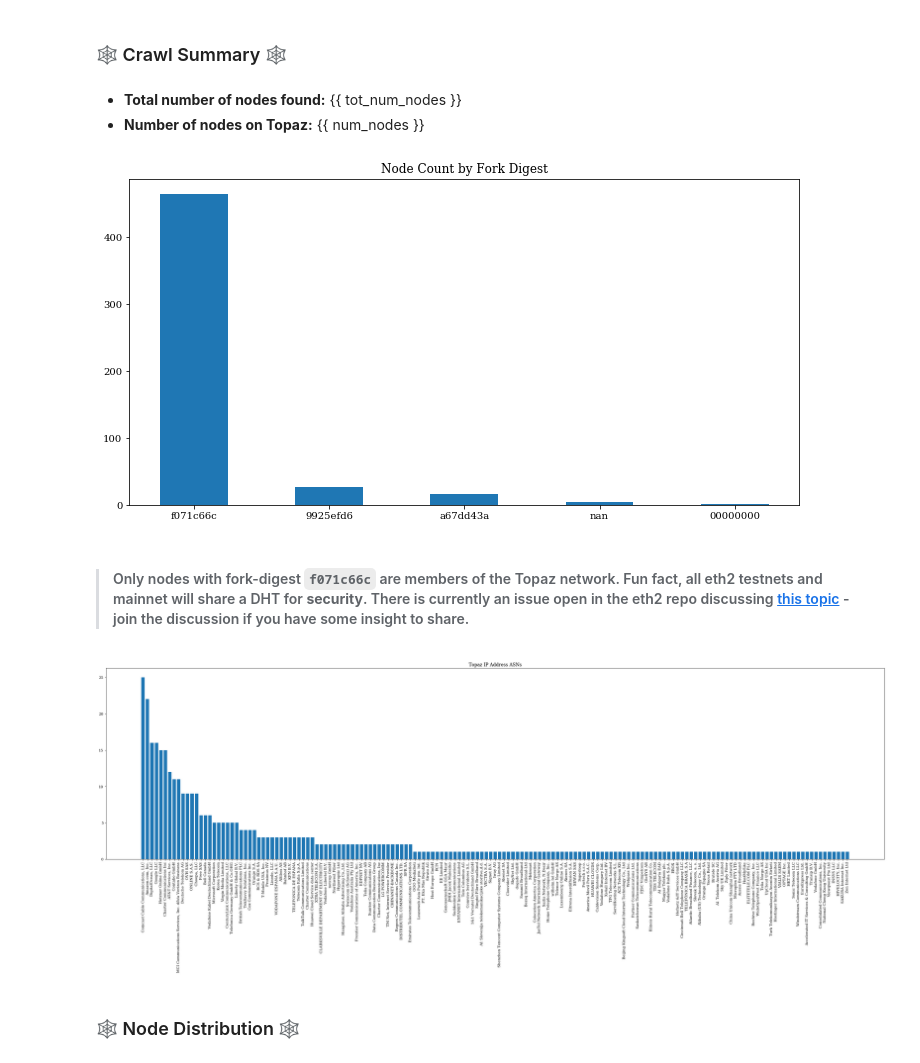
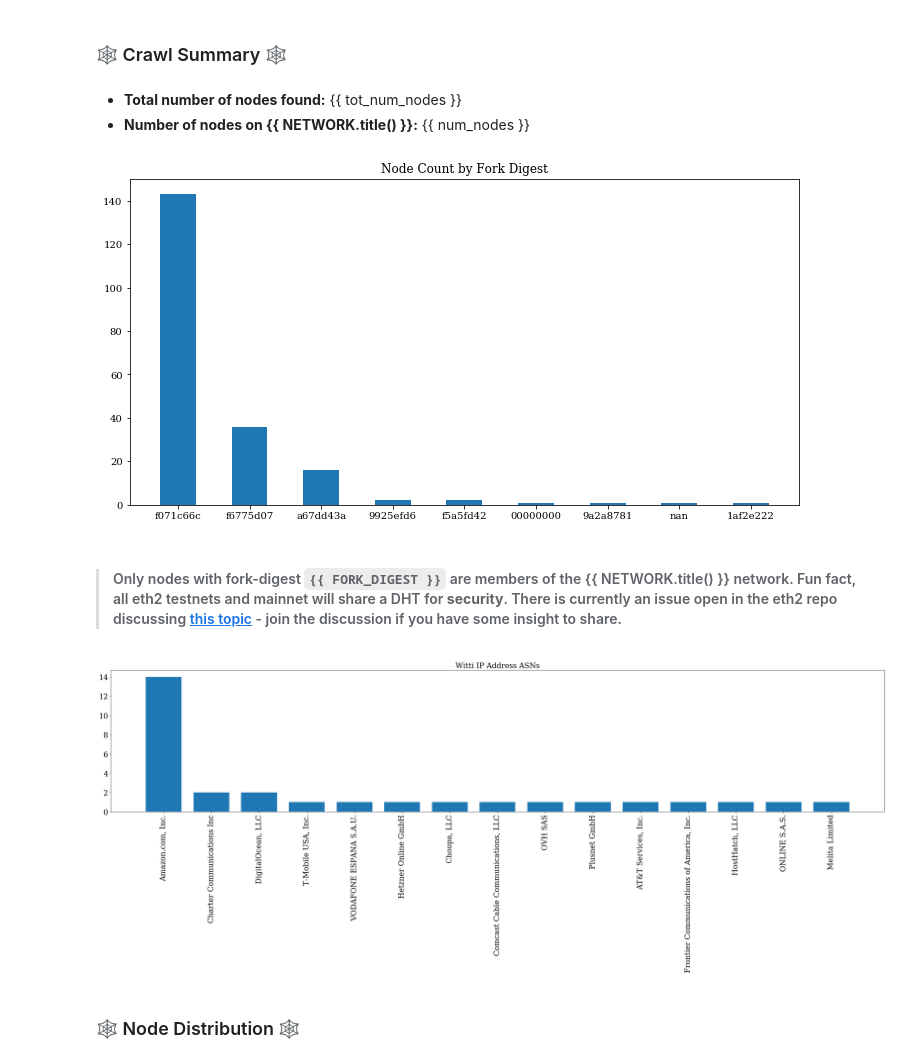
Before and after one commit to jrhea/prkl, a Jupyter notebook: analysis/testnet-analysis.ipynb, the cells around one changed output. Saved outputs shown, nothing was run; the diff lists cells and outputs as text; code cells hidden in the pictures.

Commit message:
witti testnet analysis

```diff
--- a/analysis/testnet-analysis.ipynb
+++ b/analysis/testnet-analysis.ipynb
@@ -5,8 +5,8 @@ warnings.filterwarnings('ignore')
 
 # select network
 TOPAZ = ("topaz","f071c66c")
-SCHLESI = ("schlesi","9925efd6")
-NETWORK,FORK_DIGEST=TOPAZ
+WITTI = ("witti","f6775d07")
+NETWORK,FORK_DIGEST=WITTI
 
 # run crawler
 #!sh crawl-network.sh $NETWORK 50 snapshot
@@ -38,7 +38,7 @@ num_nodes = len(df)
 ### 🕸 Crawl Summary 🕸
 # %% [markdown]
 - **Total number of nodes found:** {{ tot_num_nodes }}
-- **Number of nodes on Topaz:** {{ num_nodes }}
+- **Number of nodes on {{ NETWORK.title() }}:** {{ num_nodes }}
 # %%
 %%capture
 import ipinfo
@@ -113,30 +113,31 @@ plt.bar(indexes, values, width)
 plt.xticks(indexes, labels)
 plt.show()
 # %% [output]
-[figure, old version]
+[figure, new version]
 # %% [markdown]
-> #### Only nodes with fork-digest `f071c66c` are members of the Topaz network.  Fun fact, all eth2 testnets and mainnet will share a DHT for **security**.  There is currently an issue open in the eth2 repo discussing [this topic](https://github.com/ethereum/eth2.0-specs/issues/1770) - join the discussion if you have some insight to share.
+> #### Only nodes with fork-digest `{{ FORK_DIGEST }}` are members of the {{ NETWORK.title() }} network.  Fun fact, all eth2 testnets and mainnet will share a DHT for **security**.  There is currently an issue open in the eth2 repo discussing [this topic](https://github.com/ethereum/eth2.0-specs/issues/1770) - join the discussion if you have some insight to share.
 # %%
 from collections import Counter
 import numpy as np
 import matplotlib.pyplot as plt
 
 counts = Counter(asn_orgs)
 counts = sorted(counts.items(), key=lambda i: i[1], reverse=True)
 labels, values  = zip(*counts)
 
 indexes = np.arange(len(labels))
 width = .75
 plt.rc('font', family='serif')
 plt.figure(figsize=(30,12))
-plt.title(NETWORK.title()+' IP Address ASNs')
+plt.title(NETWORK.title()+' IP Address ASNs', fontsize=20)
 plt.bar(indexes, values, width)
 plt.xticks(rotation=90)
-plt.xticks(indexes, labels)
+plt.xticks(indexes, labels, fontsize=20)
+plt.yticks(fontsize=20)
 plt.tight_layout()
 plt.show()
 # %% [output]
-[figure, old version]
+[figure, new version]
 # %% [markdown]
 ### 🕸 Node Distribution 🕸
 # %%
```
Also changed, not shown: parts of 4 cells of this notebook.
